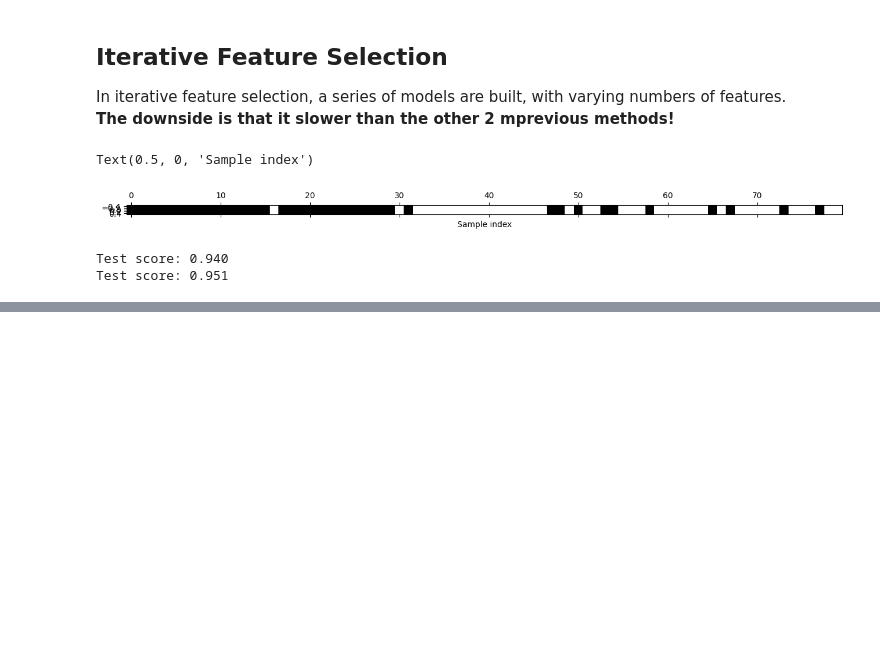
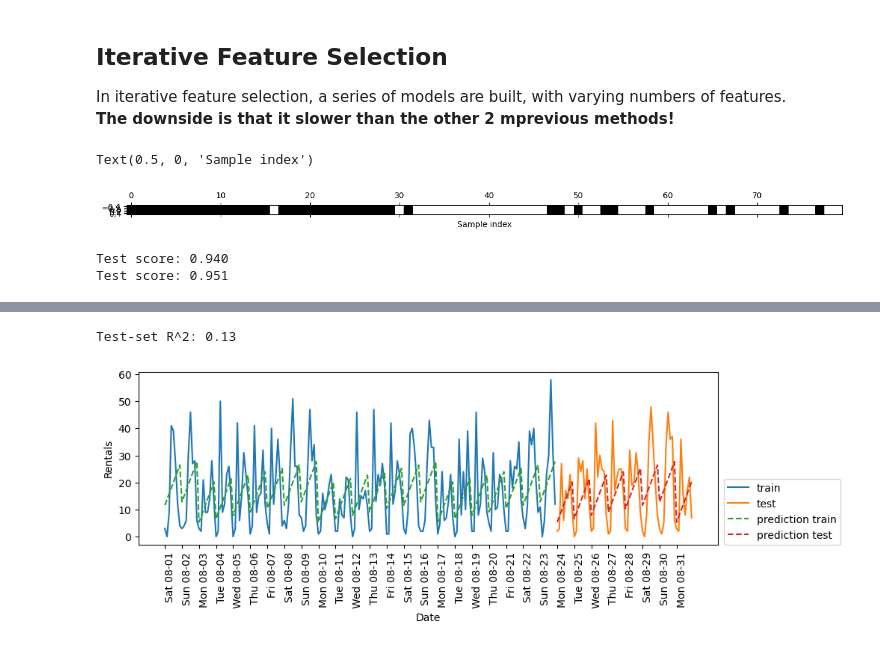
Before and after one commit to jurgenfolz/Machine-Learning-Examples, a Jupyter notebook: Feature Engineering/Automatic Feature Selection.ipynb, the cells around one changed output, grey strips where cells are left out. Drawn from its saved outputs; the diff is of its cells as text; code cells hidden in the pictures; blank space fills up the shorter version.

```diff
--- a/Feature Engineering/Automatic Feature Selection.ipynb
+++ b/Feature Engineering/Automatic Feature Selection.ipynb
@@ -122,0 +203,6 @@ Test score: 0.951
+# %%
+from sklearn.linear_model import LinearRegression
+eval_on_features(X_hour_week, y, LinearRegression())
+# %% [output]
+Test-set R^2: 0.13
+[figure, added]
```
Also changed, not shown: parts of 10 cells of this notebook.
